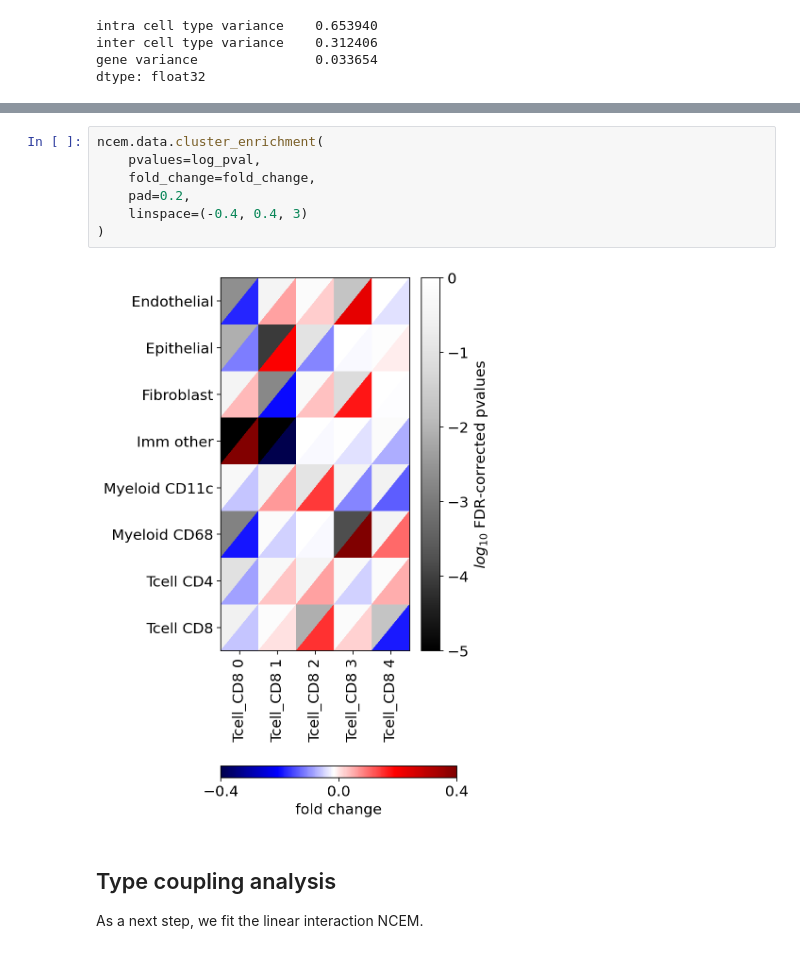
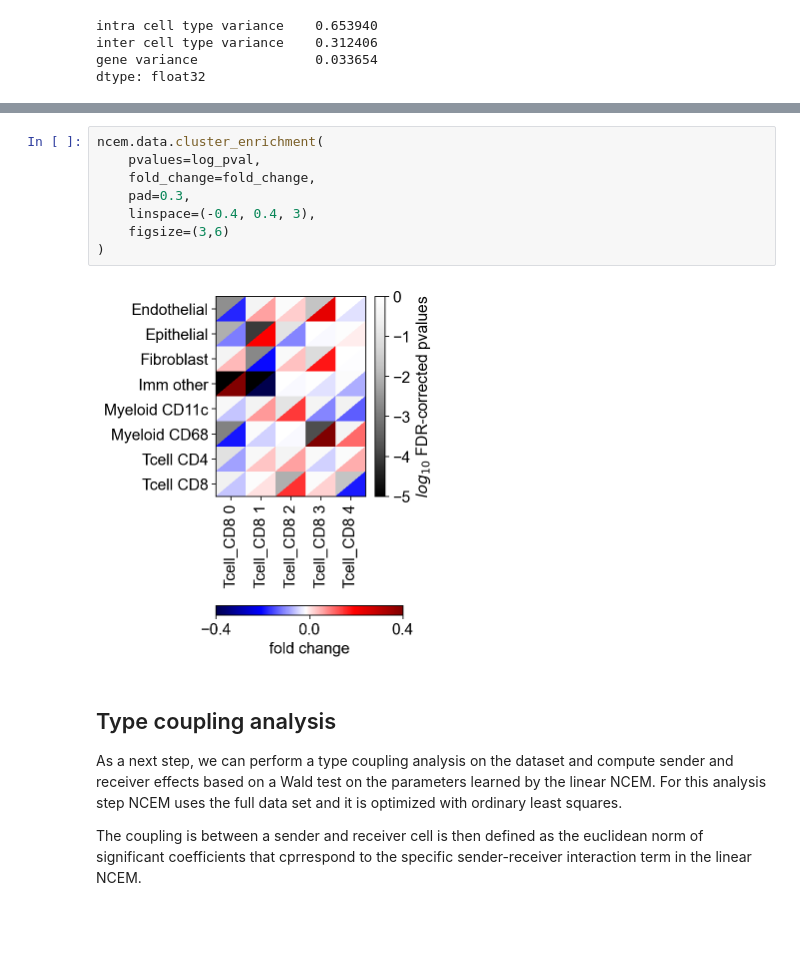
Before and after one commit to theislab/spatial_scog_workshop_2022, a Jupyter notebook: ncem/tutorial_ncem.ipynb, the cells around one changed output, grey strips where cells are left out. Saved outputs shown, nothing was run; the diff lists cells and outputs as text; blank space fills up the shorter version.

```diff
--- a/ncem/tutorial_ncem.ipynb
+++ b/ncem/tutorial_ncem.ipynb
@@ -204,16 +179,19 @@ ncem.data.umaps_cluster_enrichment(
 # %%
 ncem.data.cluster_enrichment(
     pvalues=log_pval,
     fold_change=fold_change,
-    pad=0.2,
-    linspace=(-0.4, 0.4, 3)
+    pad=0.3,
+    linspace=(-0.4, 0.4, 3),
+    figsize=(3,6)
 )
 # %% [output]
-[figure, old version]
+[figure, new version]
 # %% [markdown]
 ## Type coupling analysis
 
-As a next step, we fit the linear interaction NCEM.
+As a next step, we can perform a type coupling analysis on the dataset and compute sender and receiver effects based on a Wald test on the parameters learned by the linear NCEM. For this analysis step NCEM uses the full data set and it is optimized with ordinary least squares.
+
+The coupling is between a sender and receiver cell is then defined as the euclidean norm of significant coefficients that cprrespond to the specific sender-receiver interaction term in the linear NCEM.
 # %%
 ncem.get_sender_receiver_effects()
 # %% [output]
```
Also changed, not shown: parts of 38 cells of this notebook.
